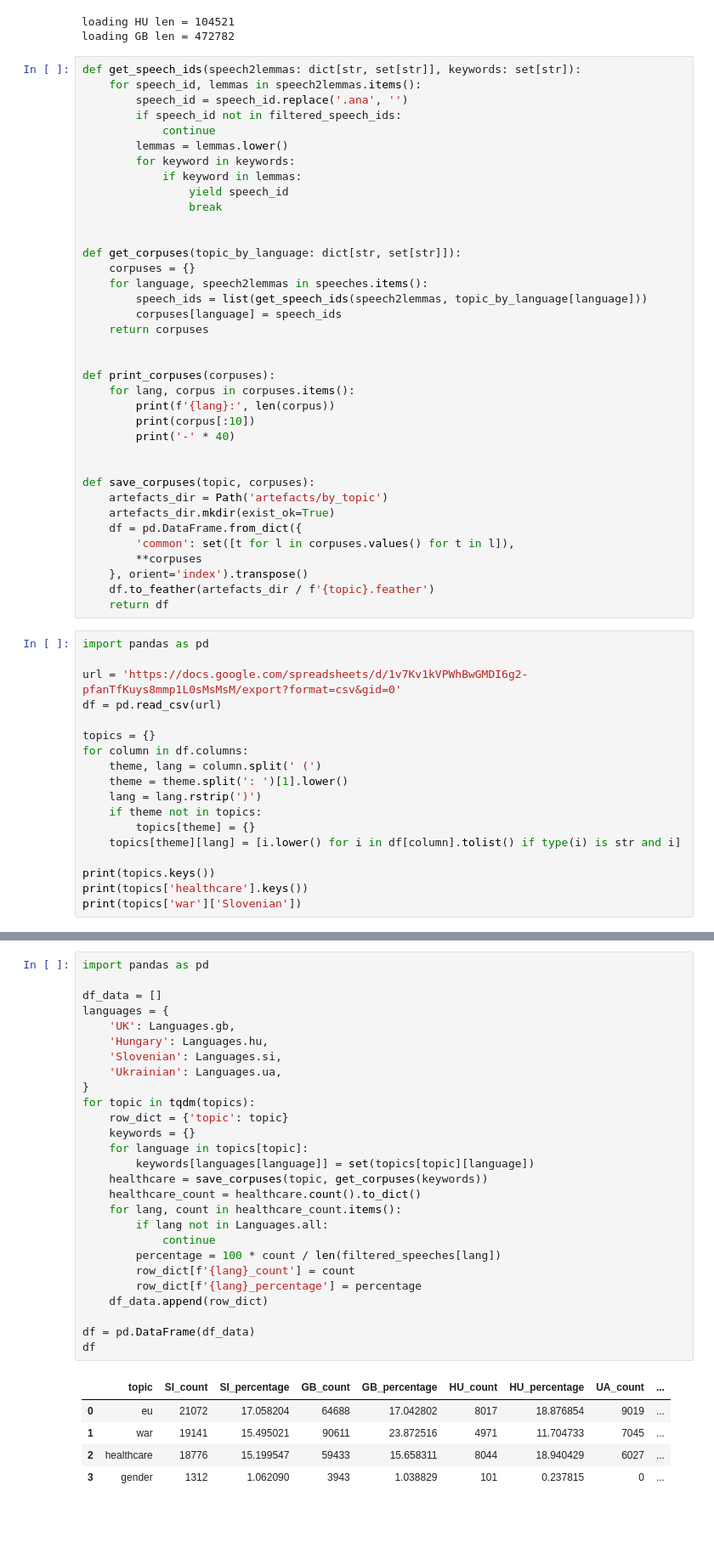
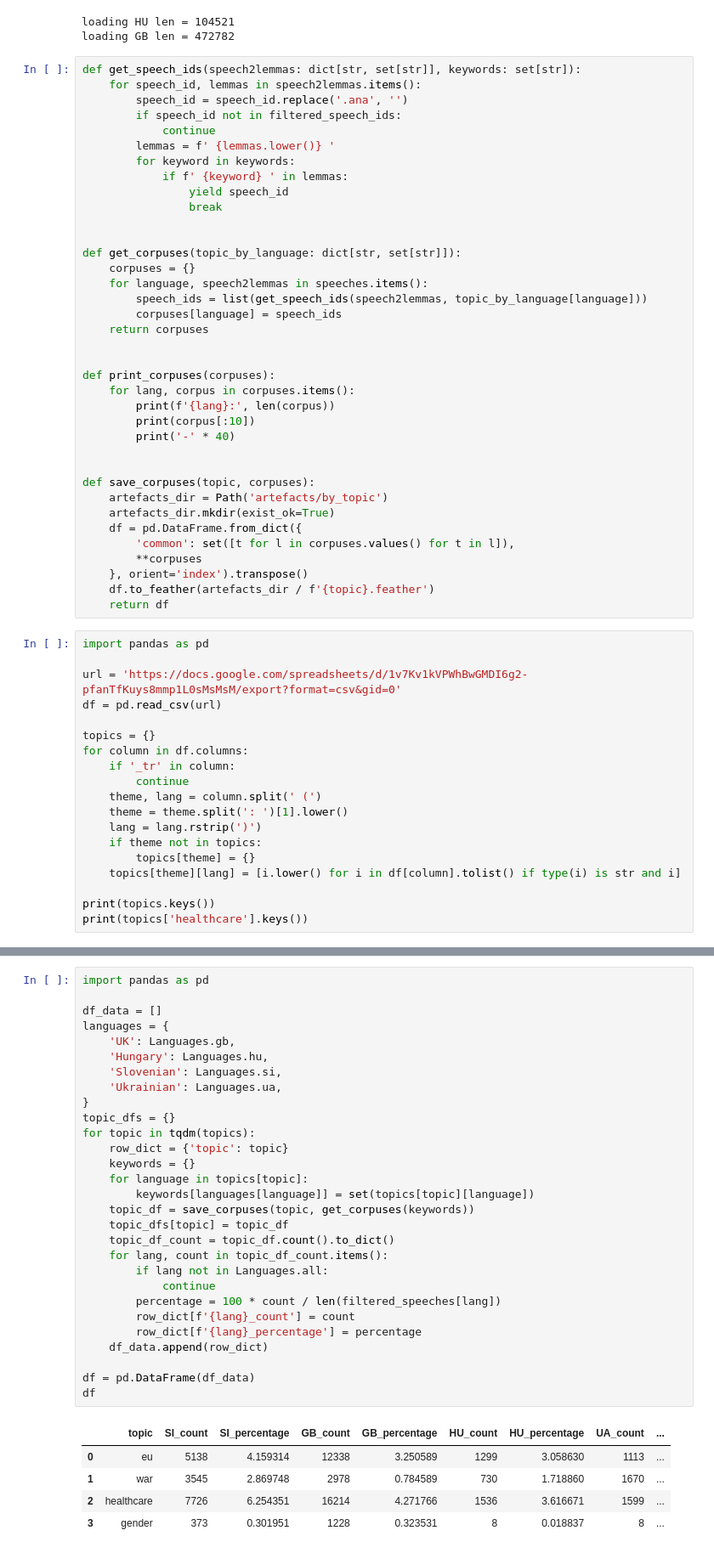
Before and after one commit to vidklopcic/dhh23, a Jupyter notebook: generate_topic_datasets.ipynb, the cells around one changed output, grey strips where cells are left out. Shown: that part at 85% size. Saved outputs shown, nothing was run; the diff lists cells and outputs as text; blank space fills up the shorter version.

Commit message:
topic subcorpora

```diff
--- a/generate_topic_datasets.ipynb
+++ b/generate_topic_datasets.ipynb
@@ -61,9 +60,9 @@ def get_speech_ids(speech2lemmas: dict[str, set[str]], keywords: set[str]):
         speech_id = speech_id.replace('.ana', '')
         if speech_id not in filtered_speech_ids:
             continue
-        lemmas = lemmas.lower()
+        lemmas = f' {lemmas.lower()} '
         for keyword in keywords:
-            if keyword in lemmas:
+            if f' {keyword} ' in lemmas:
                 yield speech_id
                 break
 
@@ -100,6 +99,8 @@ df = pd.read_csv(url)
 
 topics = {}
 for column in df.columns:
+    if '_tr' in column:
+        continue
     theme, lang = column.split(' (')
     theme = theme.split(': ')[1].lower()
     lang = lang.rstrip(')')
@@ -109,7 +110,6 @@ for column in df.columns:
 
 print(topics.keys())
 print(topics['healthcare'].keys())
-print(topics['war']['Slovenian'])
 # %% [output]
 dict_keys(['eu', 'war', 'healthcare', 'gender'])
 dict_keys(['UK', 'Hungary', 'Slovenian', 'Ukrainian'])
@@ -117,33 +116,35 @@ dict_keys(['UK', 'Hungary', 'Slovenian', 'Ukrainian'])
 # %%
 import pandas as pd
 
 df_data = []
 languages = {
     'UK': Languages.gb,
     'Hungary': Languages.hu,
     'Slovenian': Languages.si,
     'Ukrainian': Languages.ua,
 }
+topic_dfs = {}
 for topic in tqdm(topics):
     row_dict = {'topic': topic}
     keywords = {}
     for language in topics[topic]:
         keywords[languages[language]] = set(topics[topic][language])
-    healthcare = save_corpuses(topic, get_corpuses(keywords))
-    healthcare_count = healthcare.count().to_dict()
-    for lang, count in healthcare_count.items():
+    topic_df = save_corpuses(topic, get_corpuses(keywords))
+    topic_dfs[topic] = topic_df
+    topic_df_count = topic_df.count().to_dict()
+    for lang, count in topic_df_count.items():
         if lang not in Languages.all:
             continue
         percentage = 100 * count / len(filtered_speeches[lang])
         row_dict[f'{lang}_count'] = count
         row_dict[f'{lang}_percentage'] = percentage
     df_data.append(row_dict)
 
 df = pd.DataFrame(df_data)
 df
 # %% [output]
 |  | topic | SI_count | SI_percentage | GB_count | GB_percentage | HU_count | HU_percentage | UA_count | ... |
-| 0 | eu | 21072 | 17.058204 | 64688 | 17.042802 | 8017 | 18.876854 | 9019 | ... |
-| 1 | war | 19141 | 15.495021 | 90611 | 23.872516 | 4971 | 11.704733 | 7045 | ... |
-| 2 | healthcare | 18776 | 15.199547 | 59433 | 15.658311 | 8044 | 18.940429 | 6027 | ... |
-| 3 | gender | 1312 | 1.062090 | 3943 | 1.038829 | 101 | 0.237815 | 0 | ... |
+| 0 | eu | 5138 | 4.159314 | 12338 | 3.250589 | 1299 | 3.058630 | 1113 | ... |
+| 1 | war | 3545 | 2.869748 | 2978 | 0.784589 | 730 | 1.718860 | 1670 | ... |
+| 2 | healthcare | 7726 | 6.254351 | 16214 | 4.271766 | 1536 | 3.616671 | 1599 | ... |
+| 3 | gender | 373 | 0.301951 | 1228 | 0.323531 | 8 | 0.018837 | 8 | ... |
```
Also changed, not shown: parts of 5 cells of this notebook, 2 other files.
